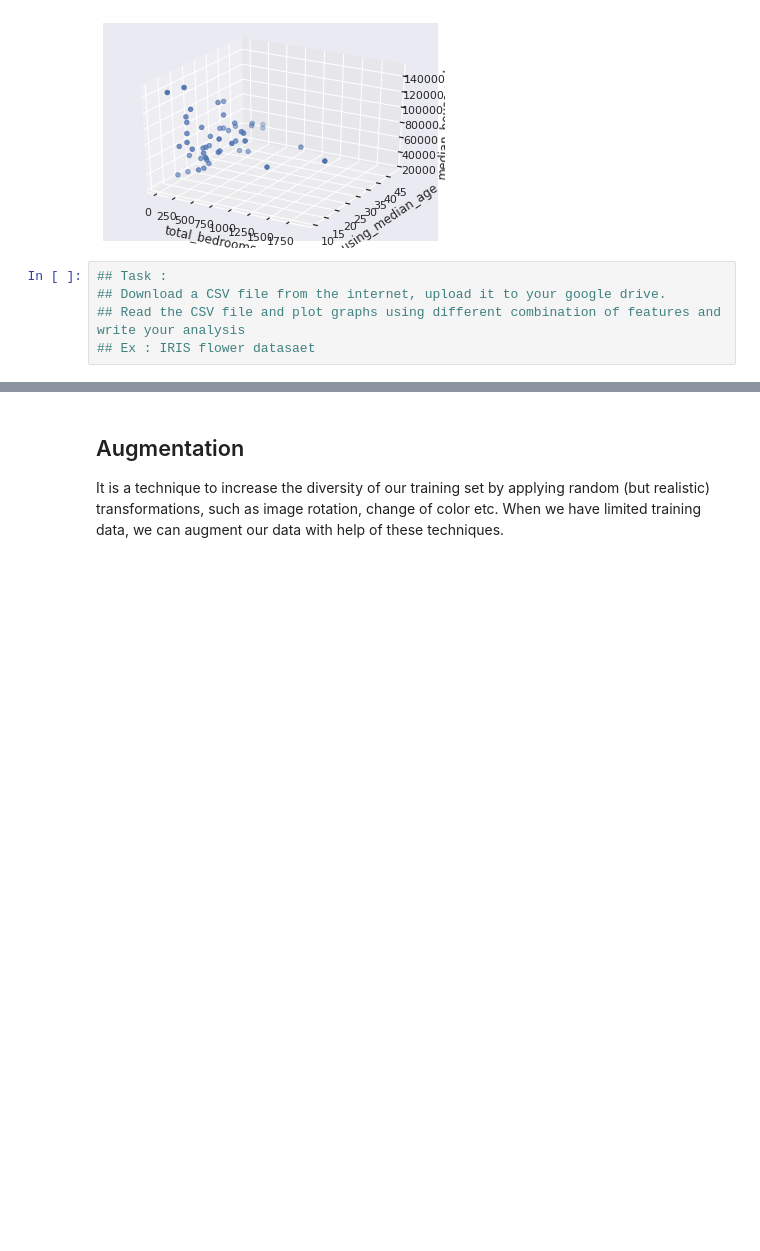
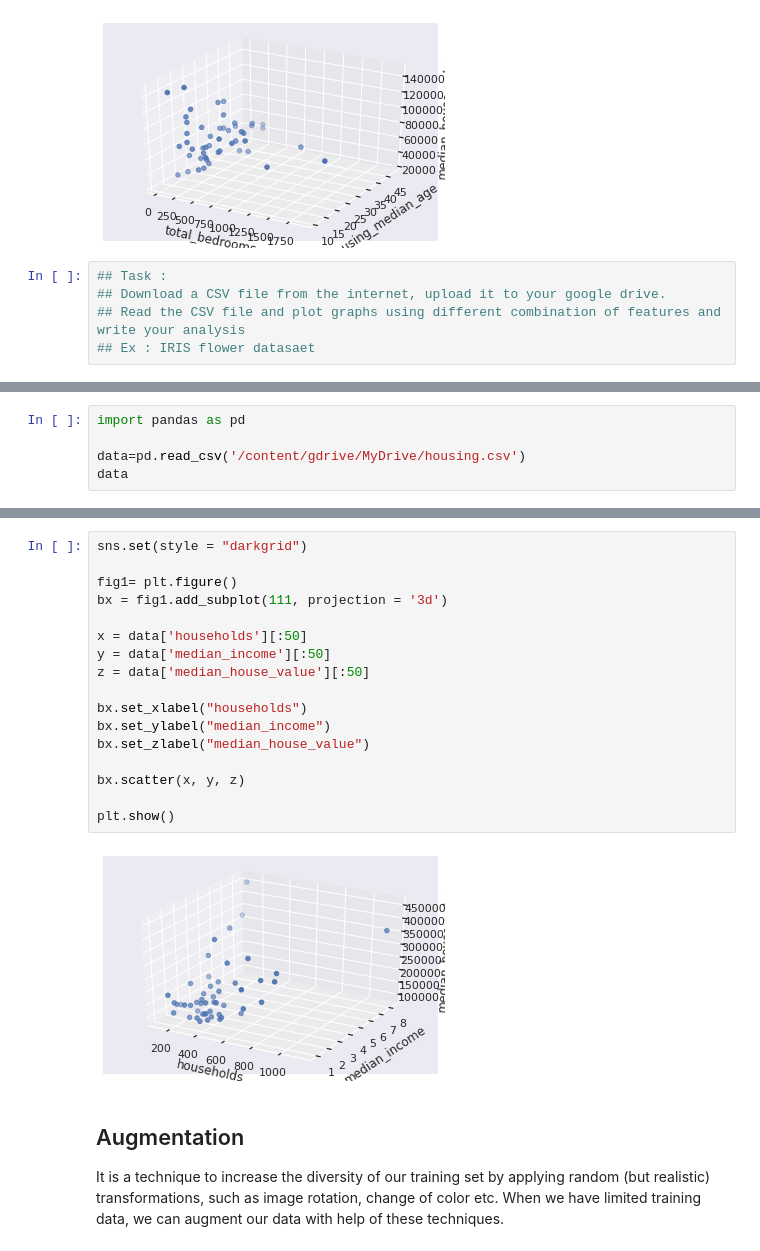
Before and after one commit to PadmavathiGamini/FMML-COURSE-ASSIGNMENT, a Jupyter notebook: FMML_Aug22_M1Lab2_DataFeatures&Augmentation.ipynb, the cells around one changed output, grey strips where cells are left out. Cells and saved outputs as stored; diff of their text form; blank space fills up the shorter version.

```diff
--- a/FMML_Aug22_M1Lab2_DataFeatures&Augmentation.ipynb
+++ b/FMML_Aug22_M1Lab2_DataFeatures&Augmentation.ipynb
@@ -551,0 +557,5 @@ plt.show()
+# %%
+import pandas as pd
+
+data=pd.read_csv('/content/gdrive/MyDrive/housing.csv')
+data
@@ -552,3 +576,22 @@ plt.show()
+# %%
+sns.set(style = "darkgrid")
+
+fig1= plt.figure()
+bx = fig1.add_subplot(111, projection = '3d')
+
+x = data['households'][:50]
+y = data['median_income'][:50]
+z = data['median_house_value'][:50]
+
+bx.set_xlabel("households")
+bx.set_ylabel("median_income")
+bx.set_zlabel("median_house_value")
+
+bx.scatter(x, y, z)
+
+plt.show()
+# %% [output]
+[figure, added]
 # %% [markdown]
 ## Augmentation
 It is a technique to increase the diversity of our training set by applying random (but realistic) transformations, such as image rotation, change of color etc. When we have limited training data, we can augment our data with help of these techniques.
```
Also changed, not shown: parts of 9 cells of this notebook.
